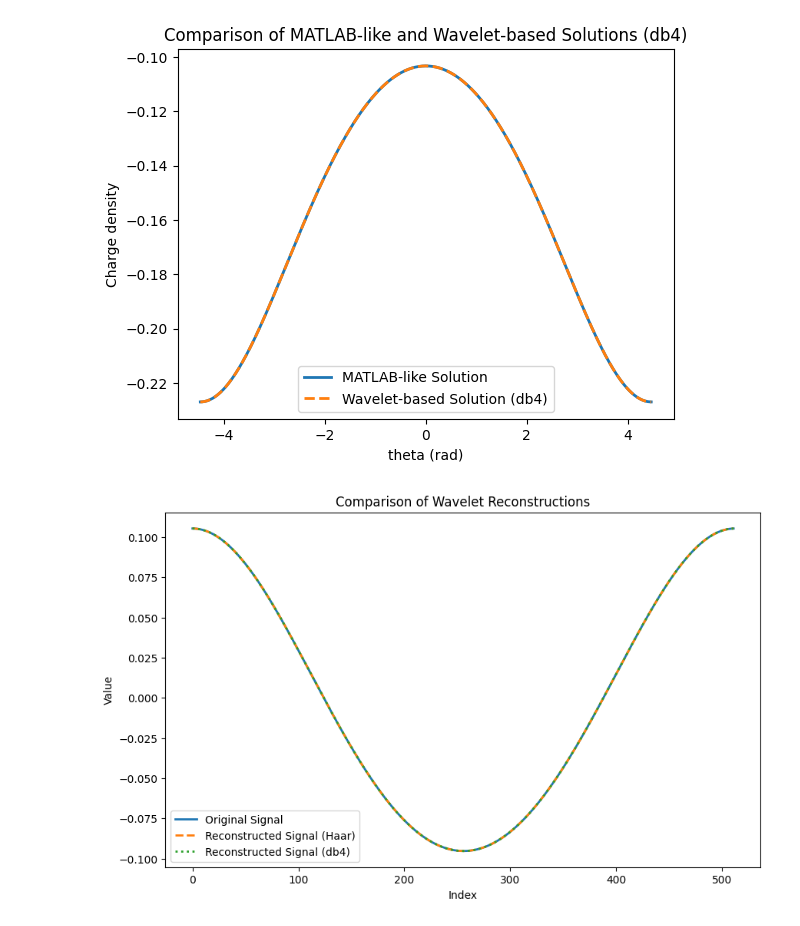
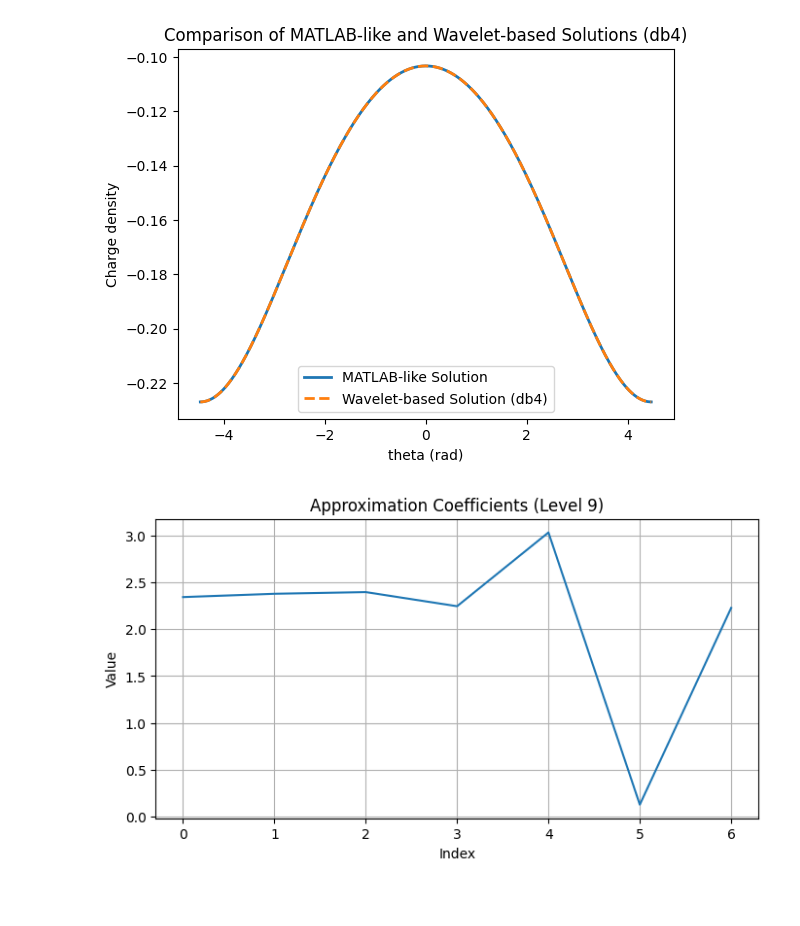
Before and after one commit to MohammadMahdiElyasi/Application-of-Wavelet-in-Elctromagnetic-Integral-Equation, a Jupyter notebook: Computation wavelet based.ipynb, the cells around one changed output. Drawn from its saved outputs; the diff is of its cells as text; code cells hidden in the pictures; blank space fills up the shorter version.

Commit message:
Add coefficients computation

```diff
--- a/Computation wavelet based.ipynb
+++ b/Computation wavelet based.ipynb
@@ -51,44 +51,43 @@ ros_physical = -su_physical / n + ros_physical + ro1 / (2 * np.pi * a)
 # Solve the system using the wavelet-based approach (using db4 wavelet)
 f_wavelet = pywt.wavedec(f, 'db4', level=int(np.log2(n)))
 f_processed = pywt.waverec(f_wavelet, 'db4')[:n]
 f_processed = -f_processed
 ros_wavelet = np.linalg.solve(mat, f_processed)
 
 # Normalize and correct the solution (wavelet-based approach)
 su_wavelet = np.sum(ros_wavelet)
 ros_wavelet = -su_wavelet / n + ros_wavelet + ro1 / (2 * np.pi * a)
 
 # Prepare for plotting
 x = np.pi / 180 * (np.arange(1, n + 2) - n / 2 - 1)
 ros_physical = np.append(ros_physical, ros_physical[0])
 ros_wavelet = np.append(ros_wavelet, ros_wavelet[0])
 
 # Plot the results
 plt.plot(x, ros_physical, linewidth=2, label='MATLAB-like Solution')
 plt.plot(x, ros_wavelet, '--', linewidth=2, label='Wavelet-based Solution (db4)')
 plt.ylabel('Charge density')
 plt.xlabel('theta (rad)')
 plt.legend()
 plt.title('Comparison of MATLAB-like and Wavelet-based Solutions (db4)')
 plt.show()
 
 # Compare wavelet coefficients
 f_wavelet_haar = pywt.wavedec(f, 'haar', level=int(np.log2(n)))
 f_wavelet_db4 = pywt.wavedec(f, 'db4', level=int(np.log2(n)))
 
-# Compare reconstructed signals
-f_reconstructed_haar = pywt.waverec(f_wavelet_haar, 'haar')[:n]
-f_reconstructed_db4 = pywt.waverec(f_wavelet_db4, 'db4')[:n]
-
-plt.figure(figsize=(10, 6))
-plt.plot(f, label='Original Signal', linewidth=2)
-plt.plot(f_reconstructed_haar, '--', label='Reconstructed Signal (Haar)', linewidth=2)
-plt.plot(f_reconstructed_db4, ':', label='Reconstructed Signal (db4)', linewidth=2)
-plt.legend()
-plt.title('Comparison of Wavelet Reconstructions')
-plt.xlabel('Index')
-plt.ylabel('Value')
-plt.show()
+#Extracting Coeffieients of db4
+for i, coeff in enumerate(f_wavelet_db4):
+    plt.figure(figsize=(8, 4))
+    plt.plot(coeff)
+    if i == 0:
+        plt.title(f'Approximation Coefficients (Level {9})')
+    else:
+        plt.title(f'Detail Coefficients (Level {9 - i + 1})')
+    plt.xlabel('Index')
+    plt.ylabel('Value')
+    plt.grid(True)
+    plt.show()
 # %% [output]
 [figure]
-[figure, old version]
+[figure, new version]
```
Also changed, not shown: parts of 1 cell of this notebook.
